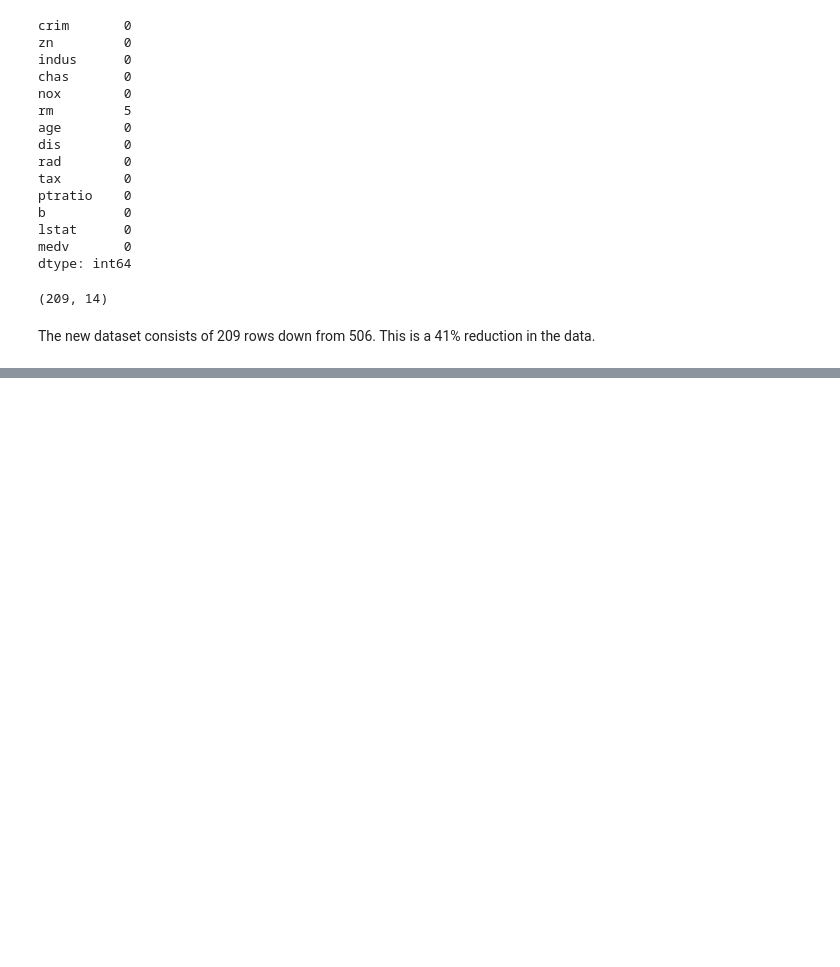
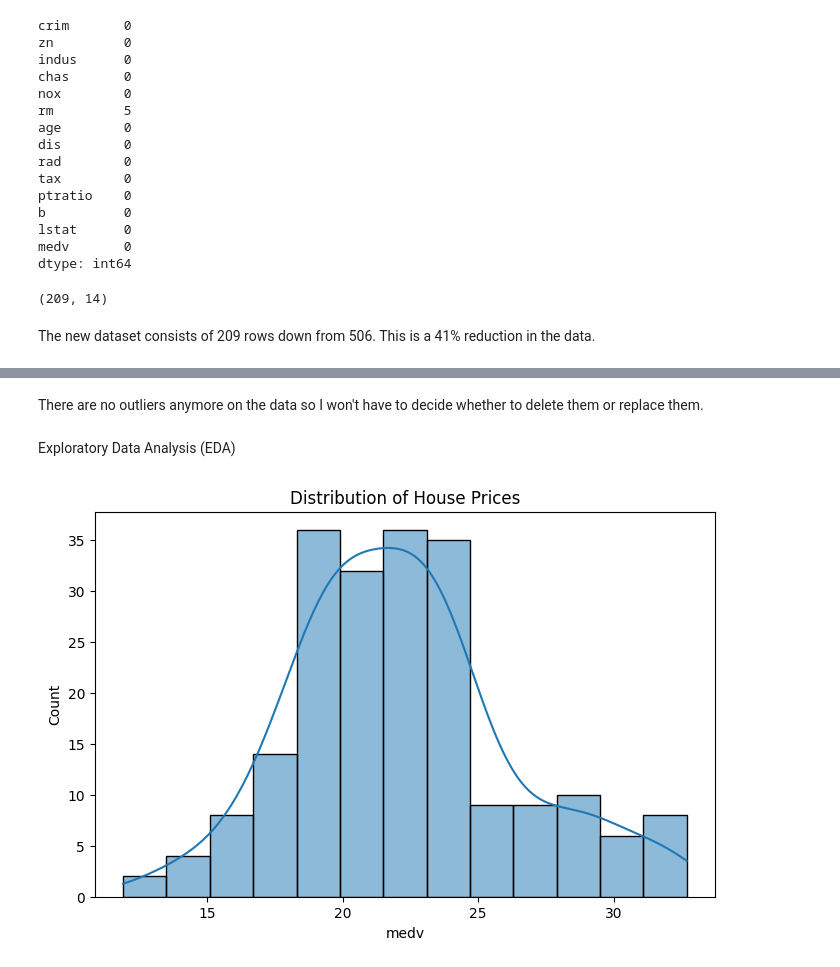
Before and after one commit to Khathithi/Boston-House-Price-Prediction, a Jupyter notebook: Boston House Price Prediction.ipynb, the cells around one changed output, grey strips where cells are left out. Cells and saved outputs as stored; diff of their text form; code cells hidden in the pictures; blank space fills up the shorter version.

Commit message:
Exploratory Data Analysis (EDA)

```diff
--- a/Boston House Price Prediction.ipynb
+++ b/Boston House Price Prediction.ipynb
@@ -131,0 +151,11 @@ The new dataset consists of 209 rows down from 506. This is a 41% reduction in t
+# %% [markdown]
+There are no outliers anymore on the data so I won't have to decide whether to delete them or replace them.
+# %% [markdown]
+Exploratory Data Analysis (EDA)
+# %%
+plt.figure(figsize=(8,5))
+sns.histplot(df['medv'], kde=True)
+plt.title("Distribution of House Prices")
+plt.show()
+# %% [output]
+[figure, added]
```
Also changed, not shown: parts of 4 cells of this notebook.
